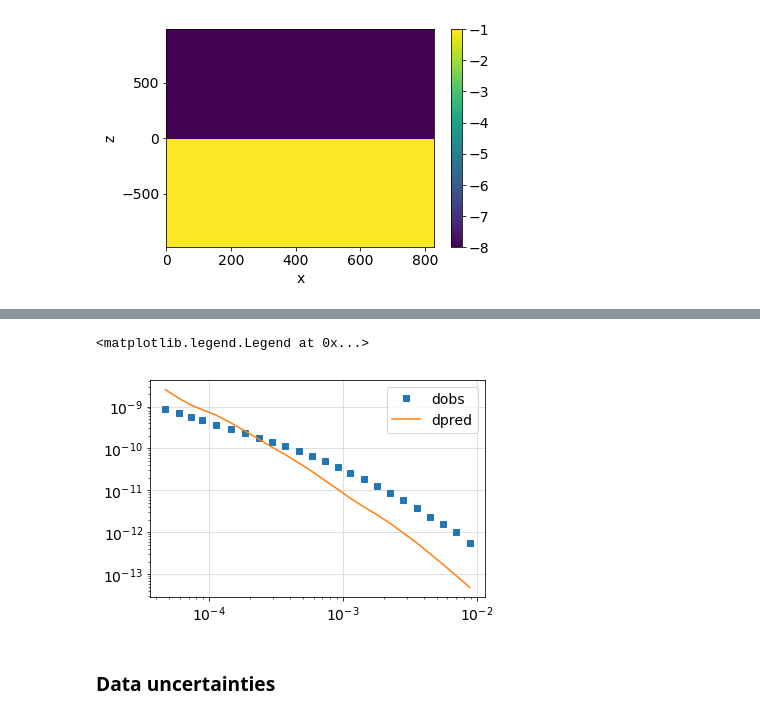
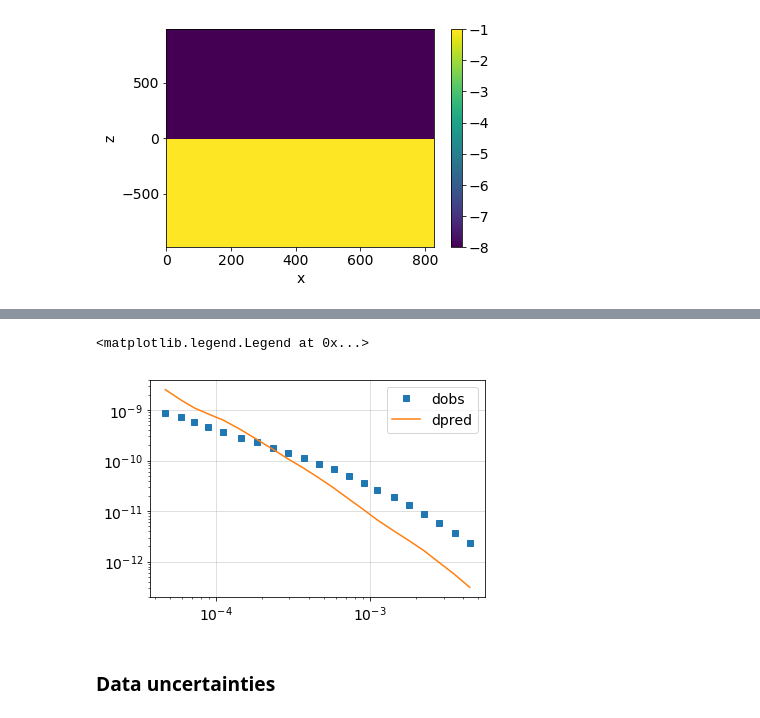
Before and after one commit to simpeg/em-notebooks, a Jupyter notebook: notebooks/TDEM_inversion_bookpurnong.ipynb, the cells around one changed output, grey strips where cells are left out. Saved outputs shown, nothing was run; the diff lists cells and outputs as text; code cells hidden in the pictures.

```diff
--- a/notebooks/TDEM_inversion_bookpurnong.ipynb
+++ b/notebooks/TDEM_inversion_bookpurnong.ipynb
@@ -76,5 +75,5 @@ skytem = pd.read_table(
 # %%
-lines = np.unique(skytem["LINE"])
+lines = np.unique(skytem.LINE)
 # %%
 # Load path of Murray River
 river_path = np.loadtxt(os.path.sep.join([data_directory, "MurrayRiver.txt"]))
@@ -265,6 +275,6 @@ system_height = elevation[rxind]
 dbdtz = TDEM.Rx.Point_dbdt(
     np.array([[radius, 0., system_height]]),
     orientation='z',
-    times=time_channels[:, 1] + t0
+    times=time_channels[:-3, 1] + t0
 )
 # %%
@@ -294,7 +315,7 @@ For the frequency domain code, SimPEG expects either total magnetic flux values
 # %%
 std = 0.05
 floor = 5e-13
-dobs = data[rxind, :]
+dobs = data[rxind, :-3]
 uncert = abs(dobs) * std + floor
 # %%
 %time
@@ -307,14 +327,14 @@ Wall time: 14.1 µs
 # %%
 fig, ax = plt.subplots(1, 1)
 
-ax.loglog(time_channels[:, 1], dobs, "C0s", label="dobs")
-ax.loglog(time_channels[:, 1], -dpred_0, "C1", label="dpred")
+ax.loglog(time_channels[:-3, 1], dobs, "C0s", label="dobs")
+ax.loglog(time_channels[:-3, 1], -dpred_0, "C1", label="dpred")
 
 ax.grid('k', alpha=0.5)
 ax.legend()
 # %% [output]
 <matplotlib.legend.Legend at 0x...>
-[figure, old version]
+[figure, new version]
 # %% [markdown]
 ### Data uncertainties
 # %%
```
Also changed, not shown: parts of 32 cells of this notebook.
